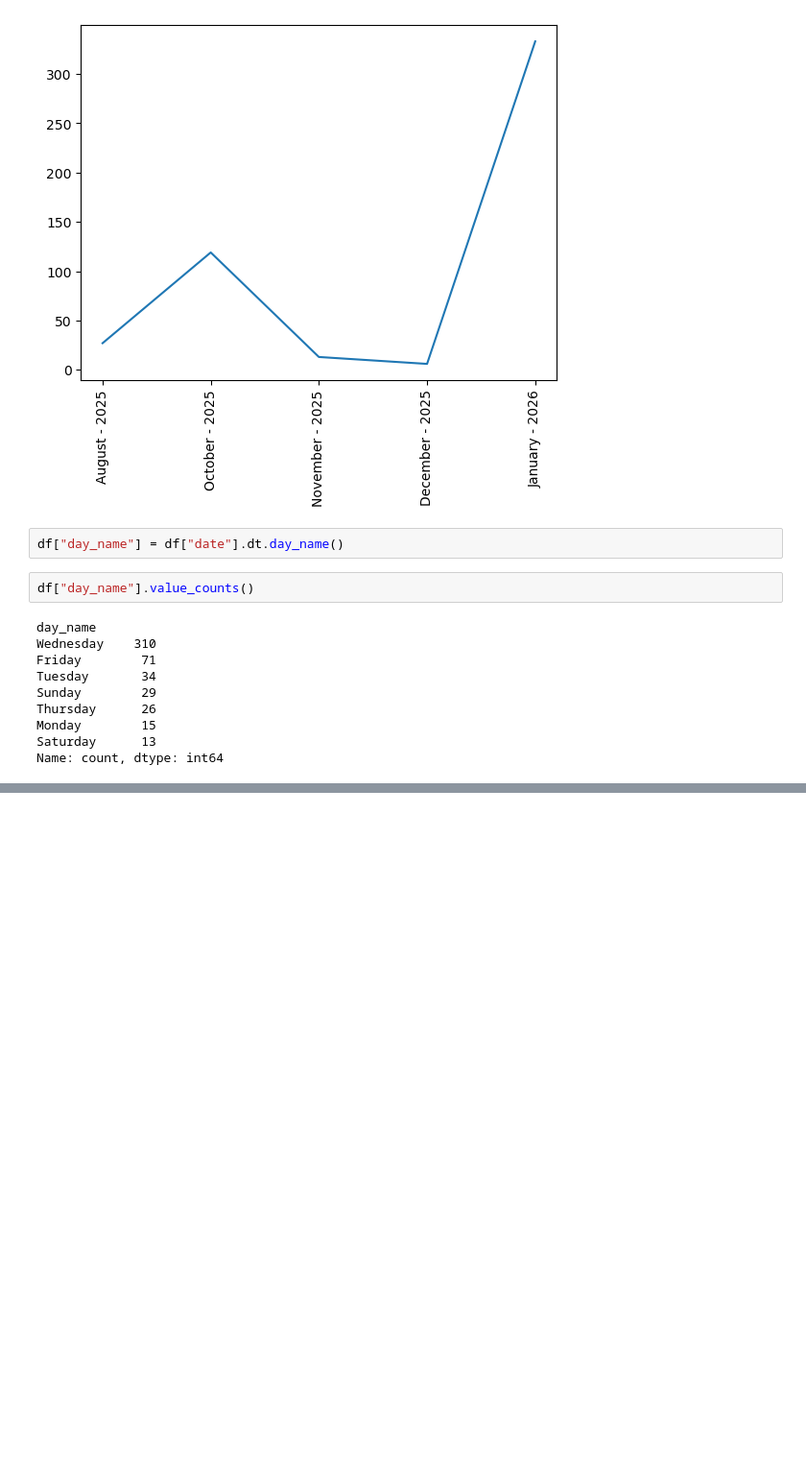
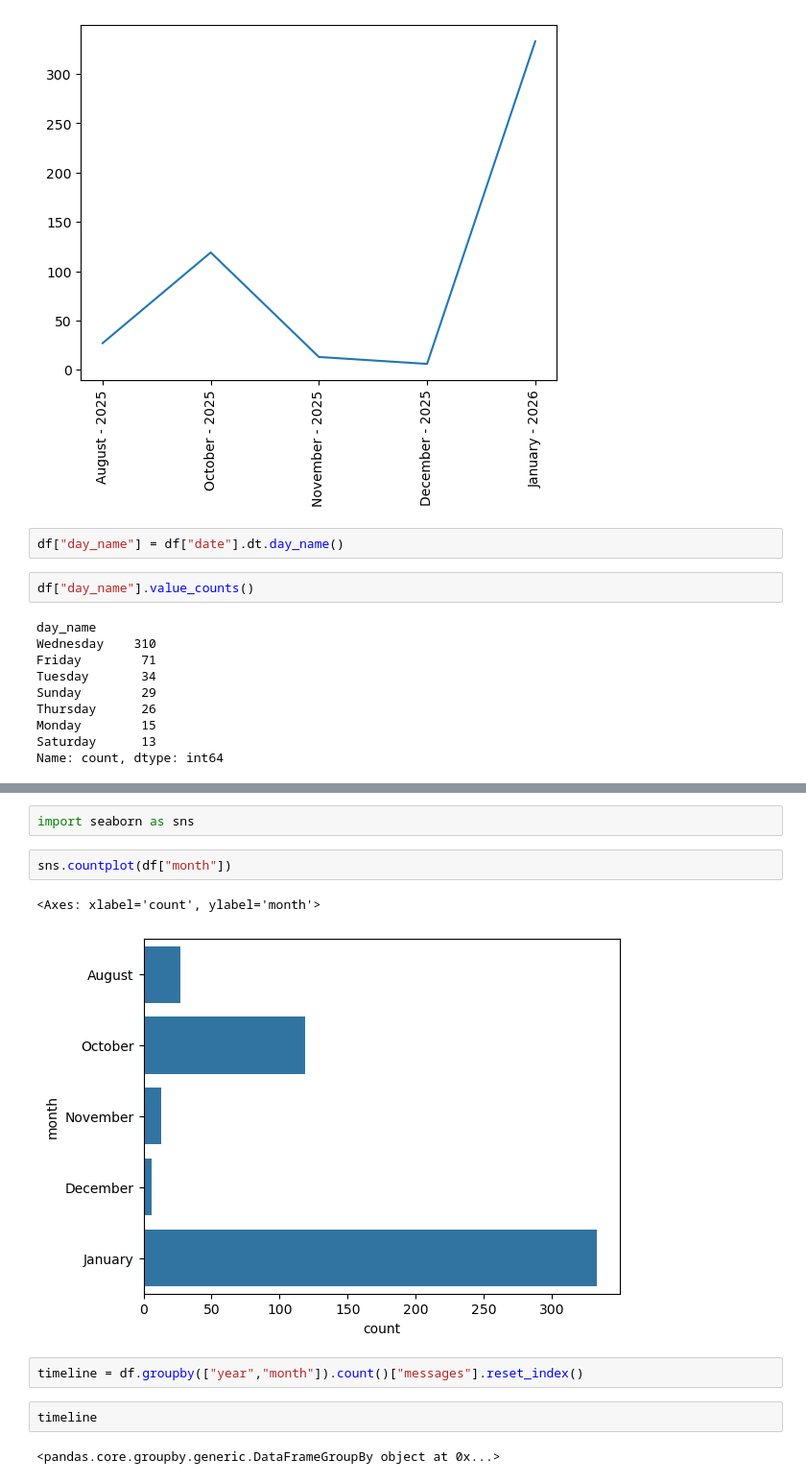
Before and after one commit to subal43/DS-WhatsApp-Chat-Analyzer, a Jupyter notebook: main.ipynb, the cells around one changed output, grey strips where cells are left out. Shown at 96% size. Saved outputs shown, nothing was run; the diff lists cells and outputs as text; blank space fills up the shorter version.

Commit message:
add feature most busy month

```diff
--- a/main.ipynb
+++ b/main.ipynb
@@ -246,0 +259,13 @@ Name: count, dtype: int64
+# %%
+import seaborn as sns
+# %%
+sns.countplot(df["month"])
+# %% [output]
+<Axes: xlabel='count', ylabel='month'>
+[figure, added]
+# %%
+timeline = df.groupby(["year","month"]).count()["messages"].reset_index()
+# %%
+timeline
+# %% [output]
+<pandas.core.groupby.generic.DataFrameGroupBy object at 0x...>
```
Also changed, not shown: parts of 4 cells of this notebook, 2 other files.
